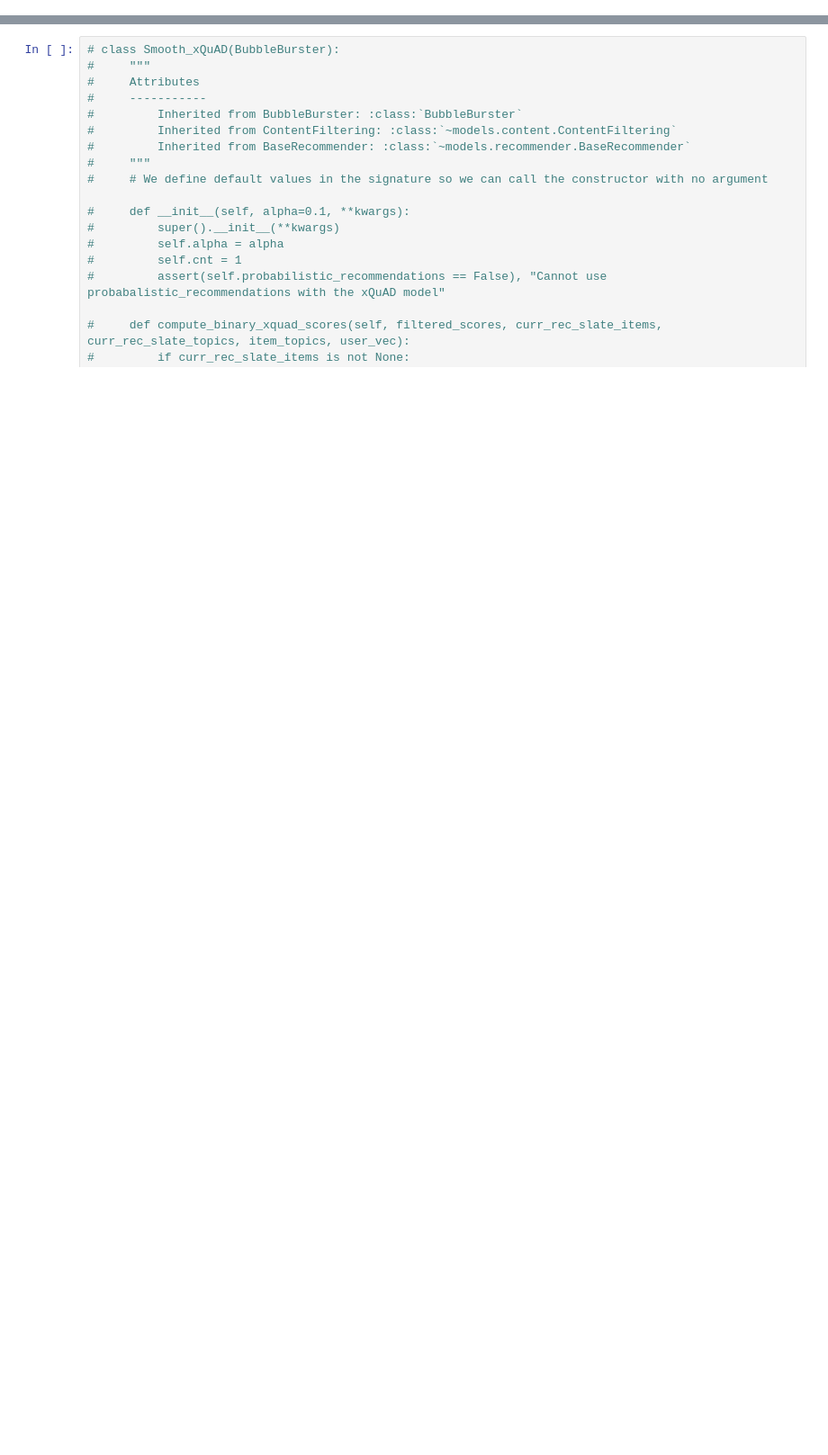
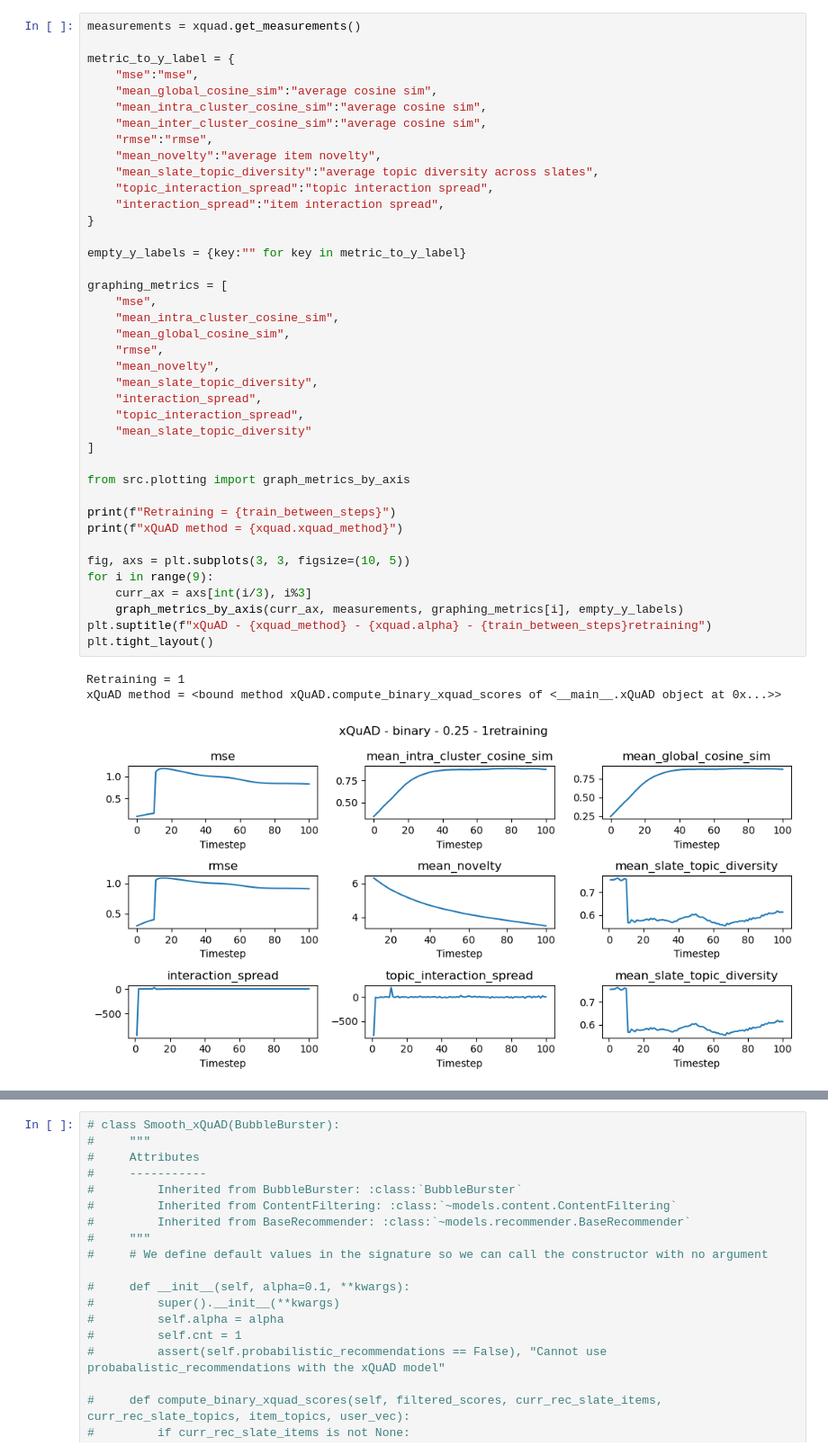
Before and after one commit to madisonthantu/T-RECS-RS-research, a Jupyter notebook: wrapper/models/test_smooth_xQuAD.ipynb, the cells around one changed output, grey strips where cells are left out. Shown: that part at 90% size. Cells and saved outputs as stored; diff of their text form; blank space fills up the shorter version.

```diff
--- a/wrapper/models/test_smooth_xQuAD.ipynb
+++ b/wrapper/models/test_smooth_xQuAD.ipynb
@@ -346,0 +401,44 @@ class xQuAD(BubbleBurster):
+# %%
+measurements = xquad.get_measurements()
+
+metric_to_y_label = {
+    "mse":"mse",
+    "mean_global_cosine_sim":"average cosine sim",
+    "mean_intra_cluster_cosine_sim":"average cosine sim",
+    "mean_inter_cluster_cosine_sim":"average cosine sim",
+    "rmse":"rmse",
+    "mean_novelty":"average item novelty",
+    "mean_slate_topic_diversity":"average topic diversity across slates",
+    "topic_interaction_spread":"topic interaction spread",
+    "interaction_spread":"item interaction spread",
+}
+
+empty_y_labels = {key:"" for key in metric_to_y_label}
+
+graphing_metrics = [
+    "mse",
+    "mean_intra_cluster_cosine_sim",
+    "mean_global_cosine_sim",
+    "rmse",
+    "mean_novelty",
+    "mean_slate_topic_diversity",
+    "interaction_spread",
+    "topic_interaction_spread",
+    "mean_slate_topic_diversity"
+]
+
+from src.plotting import graph_metrics_by_axis
+
+print(f"Retraining = {train_between_steps}")
+print(f"xQuAD method = {xquad.xquad_method}")
+
+fig, axs = plt.subplots(3, 3, figsize=(10, 5))
+for i in range(9):
+    curr_ax = axs[int(i/3), i%3]
+    graph_metrics_by_axis(curr_ax, measurements, graphing_metrics[i], empty_y_labels)
+plt.suptitle(f"xQuAD - {xquad_method} - {xquad.alpha} - {train_between_steps}retraining")
+plt.tight_layout()
+# %% [output]
+Retraining = 1
+xQuAD method = <bound method xQuAD.compute_binary_xquad_scores of <__main__.xQuAD object at 0x...>>
+[figure, added]
```
Also changed, not shown: parts of 21 cells of this notebook, 32 other files.
